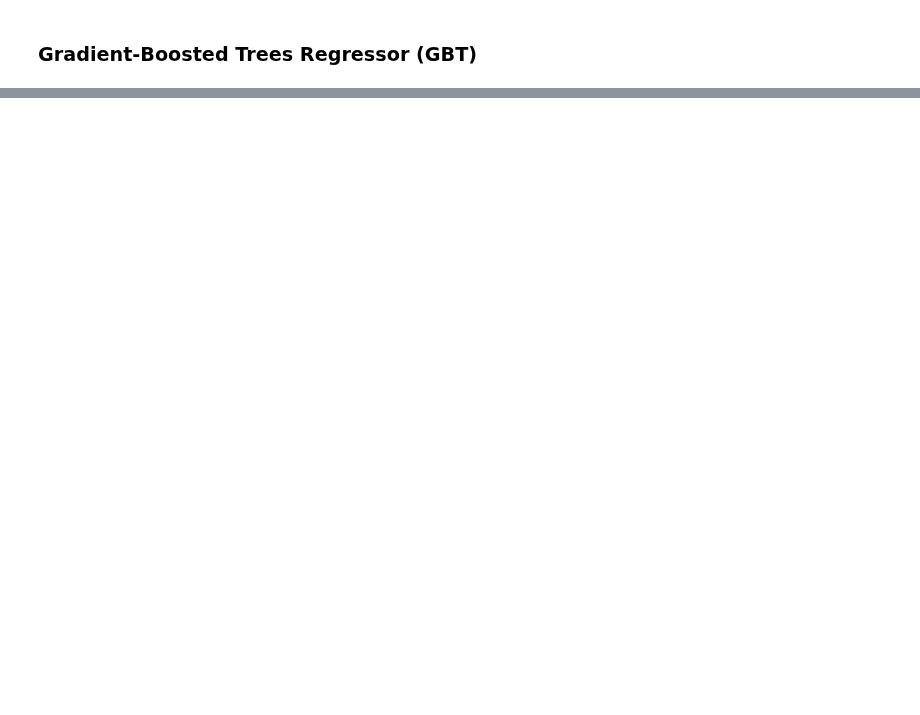
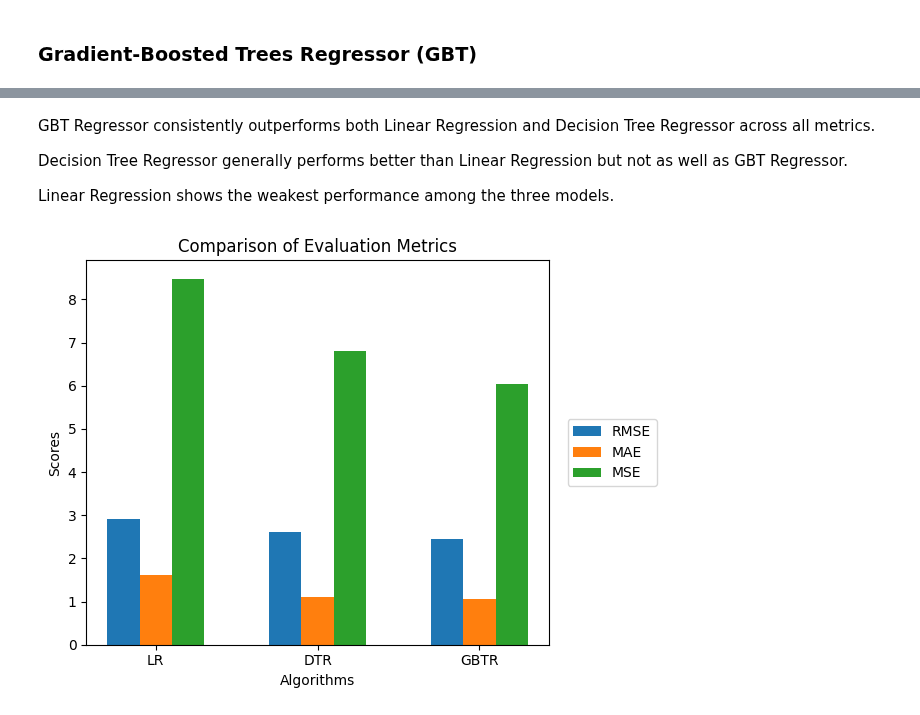
Before and after one commit to DanielaTomas/FCUP-BDCC, a Jupyter notebook: Project-2/models.ipynb, the cells around one changed output, grey strips where cells are left out. Cells and saved outputs as stored; diff of their text form; code cells hidden in the pictures; blank space fills up the shorter version.

```diff
--- a/Project-2/models.ipynb
+++ b/Project-2/models.ipynb
@@ -398,0 +403,30 @@ plt.show()
+# %% [markdown]
+GBT Regressor consistently outperforms both Linear Regression and Decision Tree Regressor across all metrics.
+
+Decision Tree Regressor generally performs better than Linear Regression but not as well as GBT Regressor.
+
+Linear Regression shows the weakest performance among the three models.
+# %%
+rmse = [rmse_lr, rmse_dt, rmse_gbt]
+mae = [mae_lr, mae_dt, mae_gbt]
+mse = [mse_lr, mse_dt, mse_gbt]
+
+labels = ['LR', 'DTR', 'GBTR']
+bar_width = 0.2
+
+x = np.arange(len(labels))
+
+plt.bar(x - bar_width, rmse, width=bar_width, label='RMSE')
+plt.bar(x, mae, width=bar_width, label='MAE')
+plt.bar(x + bar_width, mse, width=bar_width, label='MSE')
+
+plt.xlabel('Algorithms')
+plt.ylabel('Scores')
+plt.title('Comparison of Evaluation Metrics')
+
+plt.xticks(x, labels)
+plt.legend(bbox_to_anchor=(1.04, 0.5), loc="center left", borderaxespad=0)
+plt.tight_layout()
+plt.show()
+# %% [output]
+[figure, added]
```
Also changed, not shown: parts of 17 cells of this notebook, 1 other file.
